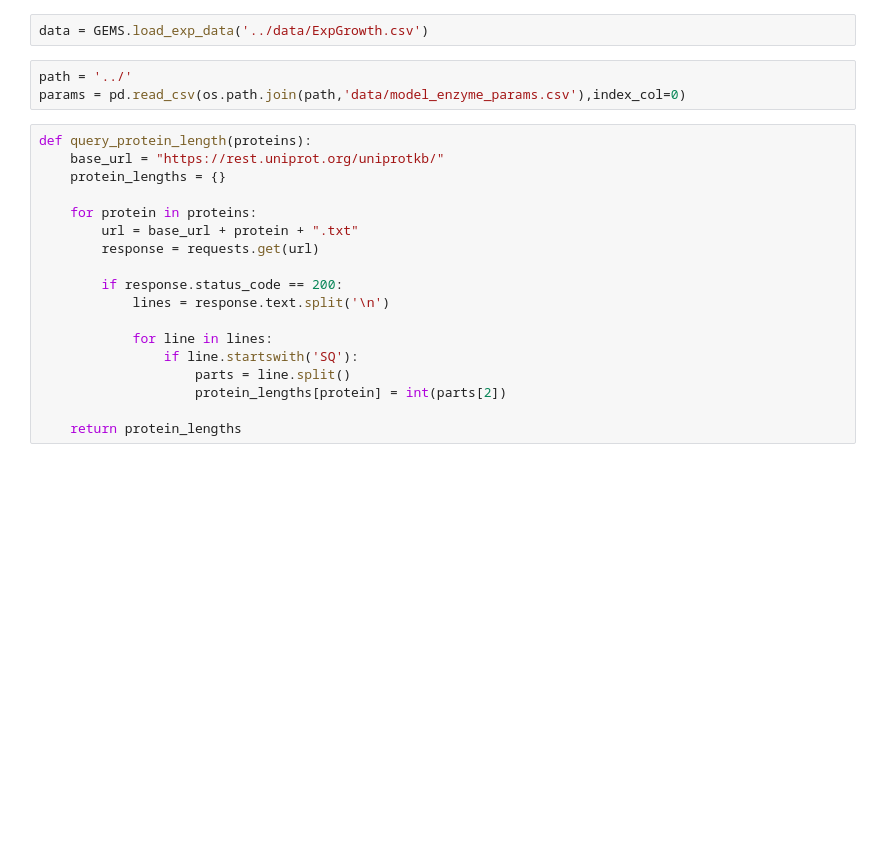
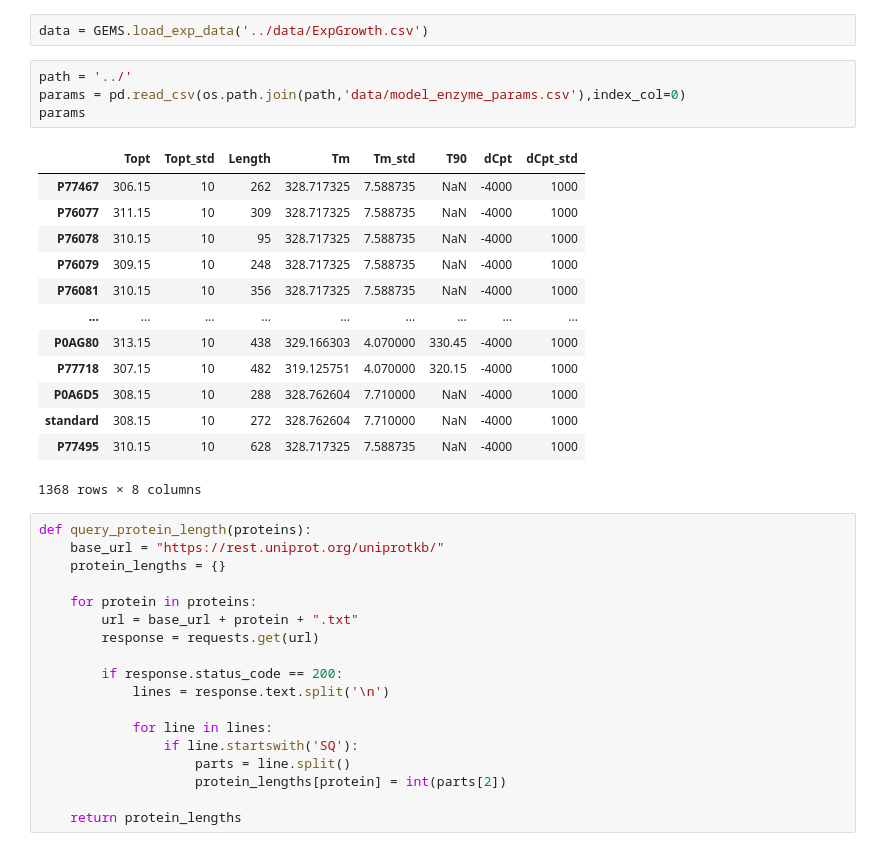
Before and after one commit to adimadkaikar/MResProject, a Jupyter notebook: code/PunchingBag.ipynb, the cells around one changed output. Cells and saved outputs as stored; diff of their text form; blank space fills up the shorter version.

```diff
--- a/code/PunchingBag.ipynb
+++ b/code/PunchingBag.ipynb
@@ -19,6 +19,21 @@ data = GEMS.load_exp_data('../data/ExpGrowth.csv')
 # %%
 path = '../'
 params = pd.read_csv(os.path.join(path,'data/model_enzyme_params.csv'),index_col=0)
+params
+# %% [output]
+|  | Topt | Topt_std | Length | Tm | Tm_std | T90 | dCpt | dCpt_std |
+| P77467 | 306.15 | 10 | 262 | 328.717325 | 7.588735 | NaN | -4000 | 1000 |
+| P76077 | 311.15 | 10 | 309 | 328.717325 | 7.588735 | NaN | -4000 | 1000 |
+| P76078 | 310.15 | 10 | 95 | 328.717325 | 7.588735 | NaN | -4000 | 1000 |
+| P76079 | 309.15 | 10 | 248 | 328.717325 | 7.588735 | NaN | -4000 | 1000 |
+| P76081 | 310.15 | 10 | 356 | 328.717325 | 7.588735 | NaN | -4000 | 1000 |
+| ... | ... | ... | ... | ... | ... | ... | ... | ... |
+| P0AG80 | 313.15 | 10 | 438 | 329.166303 | 4.070000 | 330.45 | -4000 | 1000 |
+| P77718 | 307.15 | 10 | 482 | 319.125751 | 4.070000 | 320.15 | -4000 | 1000 |
+| P0A6D5 | 308.15 | 10 | 288 | 328.762604 | 7.710000 | NaN | -4000 | 1000 |
+| standard | 308.15 | 10 | 272 | 328.762604 | 7.710000 | NaN | -4000 | 1000 |
+| P77495 | 310.15 | 10 | 628 | 328.717325 | 7.588735 | NaN | -4000 | 1000 |
+1368 rows × 8 columns
 # %%
 def query_protein_length(proteins):
     base_url = "https://rest.uniprot.org/uniprotkb/"
```
Also changed, not shown: parts of 10 cells of this notebook, 43 other files.
